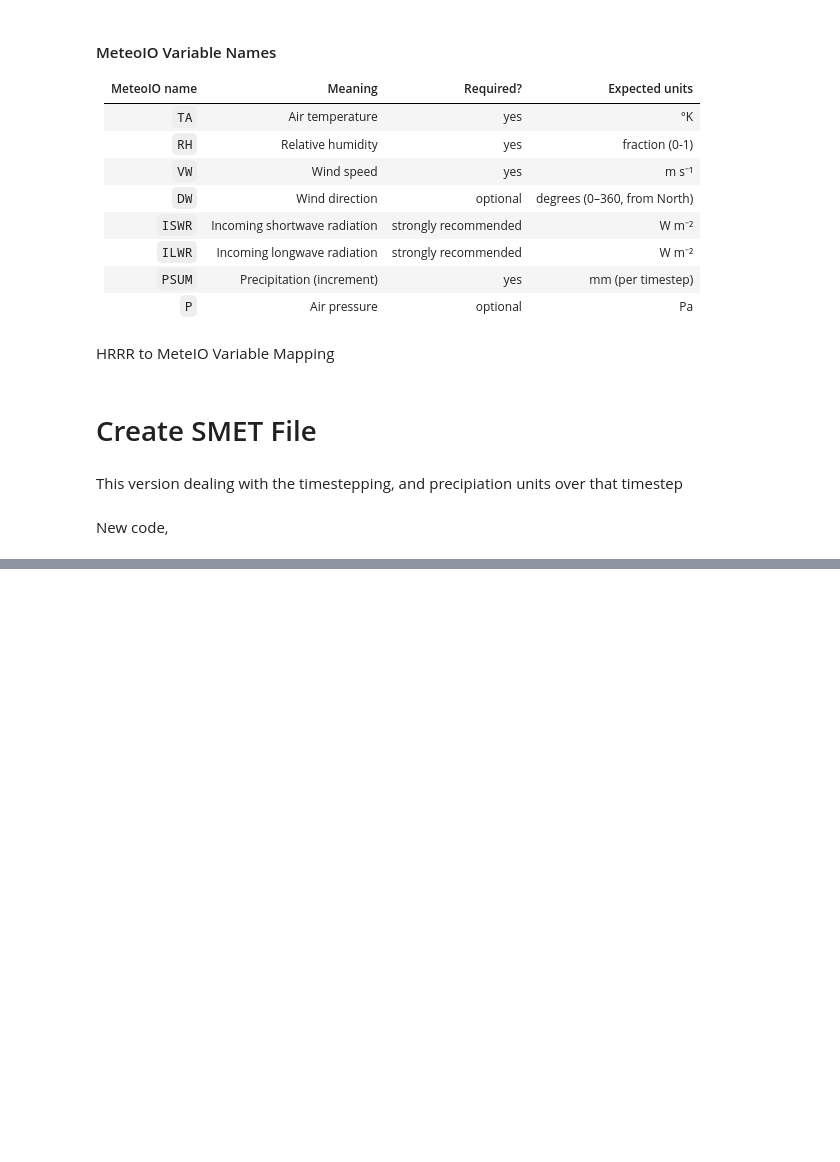
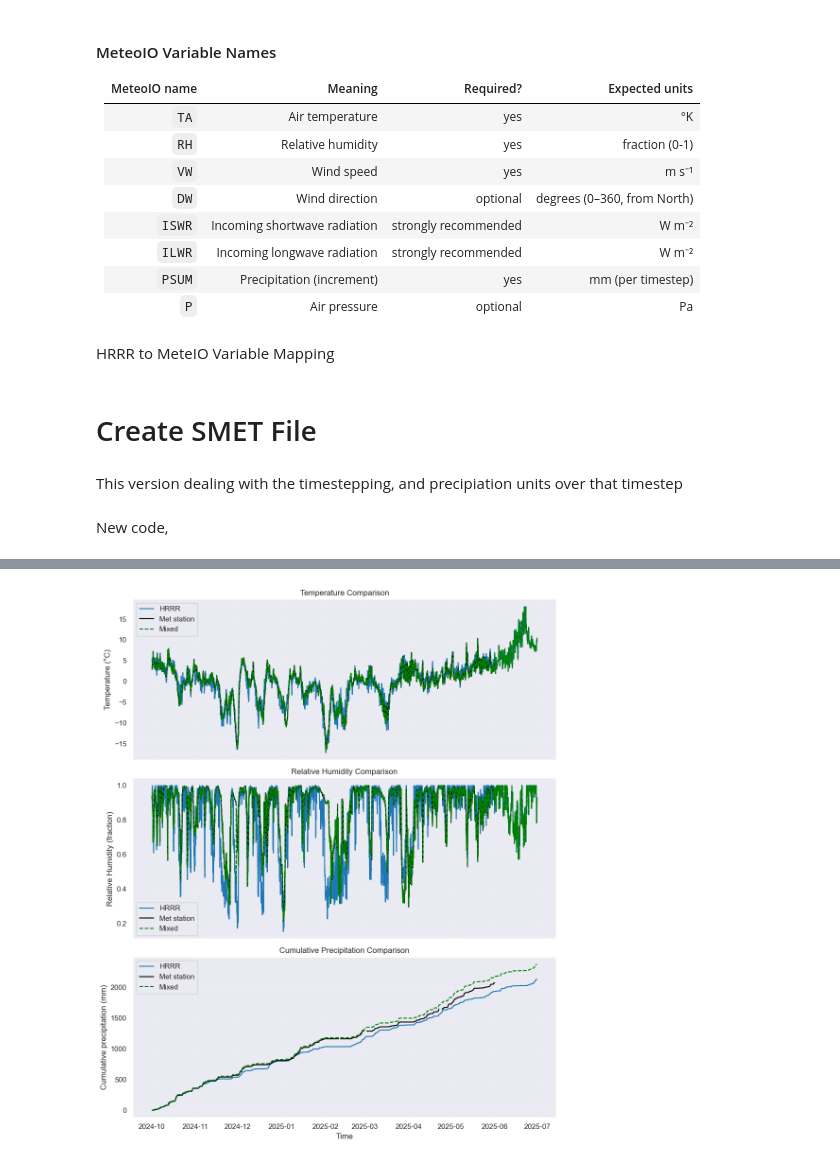
Before and after one commit to cassielumbrazo/snow_modeling_point, a Jupyter notebook: sites/ppsa2/2_create_snowpack_smet_forcing_met_ppsa2.ipynb, the cells around one changed output, grey strips where cells are left out. Saved outputs shown, nothing was run; the diff lists cells and outputs as text; code cells hidden in the pictures; blank space fills up the shorter version.

```diff
--- a/sites/ppsa2/2_create_snowpack_smet_forcing_met_ppsa2.ipynb
+++ b/sites/ppsa2/2_create_snowpack_smet_forcing_met_ppsa2.ipynb
@@ -151,6 +151,12 @@ lat_ppsa2, lon_ppsa2, elevation_ppsa2 = 58.26200, -134.51700, 670
 # lat_tram, lon_tram, elevation_tram = 58.2971, -134.386, 529
 # lat_heen, lon_heen, elevation_heen = 58.69652, -134.86448, 548
 # lat_tkg4, lon_tkg4, elevation_tkg4 = 58.63447,-134.23708, 1120
+# %%
+# Make ds time UTC-aware
+# time = pd.to_datetime(ds.time.values).tz_localize("UTC")
+
+# Or alternatively, strip timezone from df_met:
+df_met.index = df_met.index.tz_convert(None)
 # %% [markdown]
 New code,
 # %%
@@ -415,0 +444,86 @@ TypeError: "value" parameter must be a scalar, dict or Series, but you passed a
+# %%
+# =========================
+# MULTI-VARIABLE COMPARISON PLOT
+# =========================
+fig, axes = plt.subplots(3, 1, figsize=(10, 12), sharex=True)
+
+# -------------------------
+# Temperature (TA)
+# -------------------------
+ax = axes[0]
+
+# HRRR temperature (convert K → C if needed)
+hrrr_ta = pd.Series(ds['temp'].values - 273.15, index=time_index)
+
+# Met temperature (already in C)
+met_ta = df_met_aligned['TA']
+
+# Mixed temperature (convert back from K → C)
+mix_ta = df_filled['TA']
+
+ax.plot(hrrr_ta, label="HRRR", color='tab:blue')
+ax.plot(met_ta, label="Met station", color='black')
+ax.plot(mix_ta, label="Mixed", color='green', linestyle='--')
+
+ax.set_ylabel("Temperature (°C)")
+ax.set_title("Temperature Comparison")
+ax.grid(alpha=0.3)
+ax.legend()
+
+# -------------------------
+# Relative Humidity (RH)
+# -------------------------
+ax = axes[1]
+
+# HRRR RH (fraction)
+hrrr_rh = pd.Series(ds['rh'].values / 100.0, index=time_index)
+
+# Met RH (convert to fraction if needed)
+met_rh = df_met_aligned['RH']
+if met_rh.max() > 1:
+    met_rh = met_rh / 100.0
+
+# Mixed RH
+mix_rh = df_filled['RH']
+
+ax.plot(hrrr_rh, label="HRRR", color='tab:blue')
+ax.plot(met_rh, label="Met station", color='black')
+ax.plot(mix_rh, label="Mixed", color='green', linestyle='--')
+
+ax.set_ylabel("Relative Humidity (fraction)")
+ax.set_title("Relative Humidity Comparison")
+ax.grid(alpha=0.3)
+ax.legend()
+
+# -------------------------
+# Precipitation (cumulative)
+# -------------------------
+ax = axes[2]
+
+# HRRR precip
+hrrr_psum = pd.Series(ds_psum, index=time_index)
+
+# Met precip
+met_psum = df_met_aligned['precip_accum_1hr']
+
+# Mixed precip
+mix_psum = df_filled['PSUM']
+
+ax.plot(hrrr_psum.cumsum(), label="HRRR", color='tab:blue')
+ax.plot(met_psum.cumsum(), label="Met station", color='black')
+ax.plot(mix_psum.cumsum(), label="Mixed", color='green', linestyle='--')
+
+ax.set_ylabel("Cumulative precipitation (mm)")
+ax.set_title("Cumulative Precipitation Comparison")
+ax.grid(alpha=0.3)
+ax.legend()
+
+# -------------------------
+# Common x-axis
+# -------------------------
+axes[-1].set_xlabel("Time")
+
+plt.tight_layout()
+plt.show()
+# %% [output]
+[figure, added]
```
Also changed, not shown: parts of 5 cells of this notebook, 2 other files.
